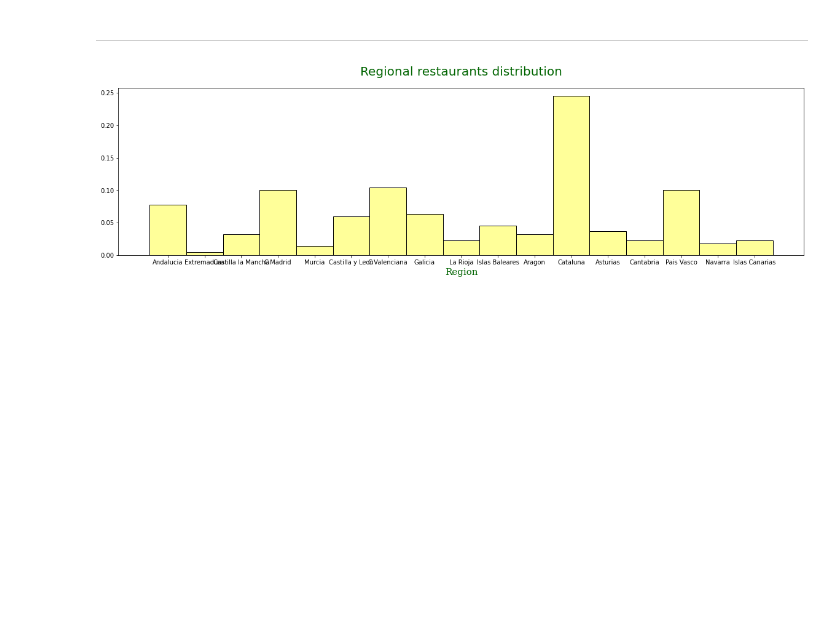
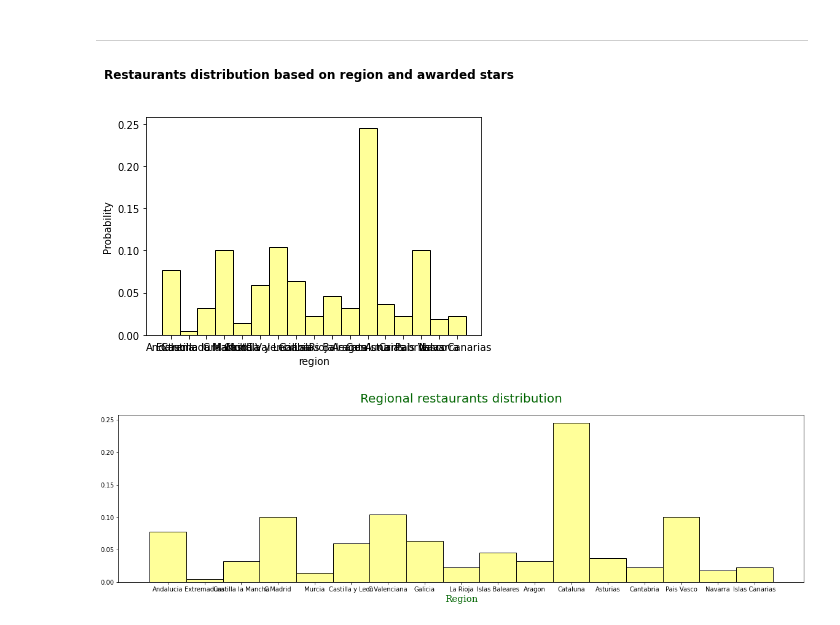
Before and after one commit to angelanavarrog/Michelin-Star-Restaurants-debunking-myths, a Jupyter notebook: Analysis/Hypotheses visualization.ipynb, the cells around one changed output. Cells and saved outputs as stored; diff of their text form; code cells hidden in the pictures; blank space fills up the shorter version.

Commit message:
Images and figures

```diff
--- a/Analysis/Hypotheses visualization.ipynb
+++ b/Analysis/Hypotheses visualization.ipynb
@@ -63,6 +63,13 @@ fig1_h1.figure.savefig("../images/regional_restaurants_count.jpg", dpi=1000)
 [figure]
 # %% [markdown]
 ---
+# %%
+fig2_h1 = sns.histplot(restaurants.region, stat = "probability", discrete = True, color = 'yellow',alpha = 0.4)
+fig2_h1.figure.suptitle("Restaurants distribution based on region and awarded stars",
+               fontsize=12, weight="bold", y=1.05)
+fig2_h1.figure.savefig("../images/fig2_hyp1.jpg", dpi=1000,)
+# %% [output]
+[figure, added]
 # %%
 fig, ax = plt.subplots(figsize = (20, 5))
 font = {'family': 'serif',
```
Also changed, not shown: parts of 14 cells of this notebook, 14 other files.
